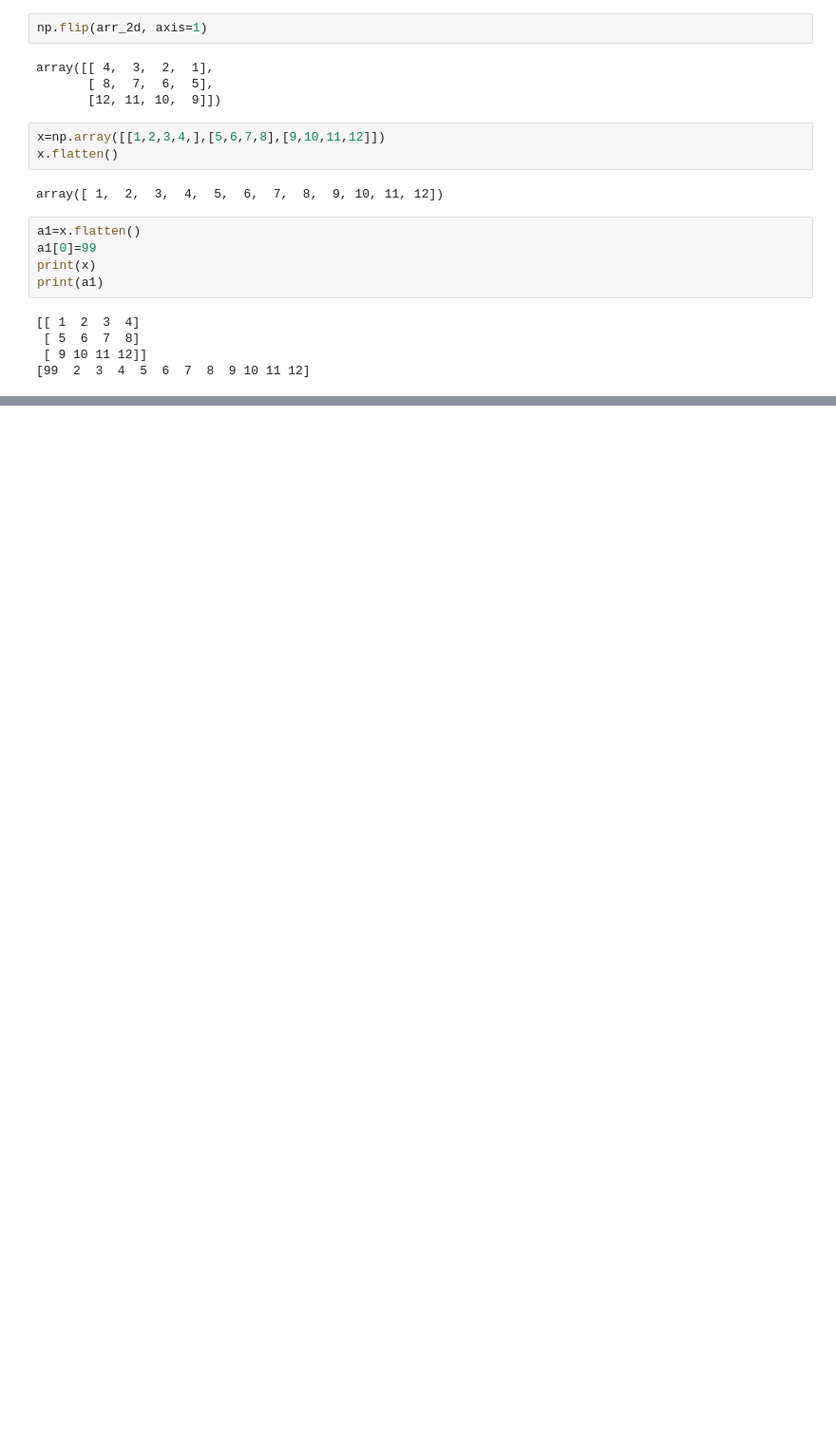
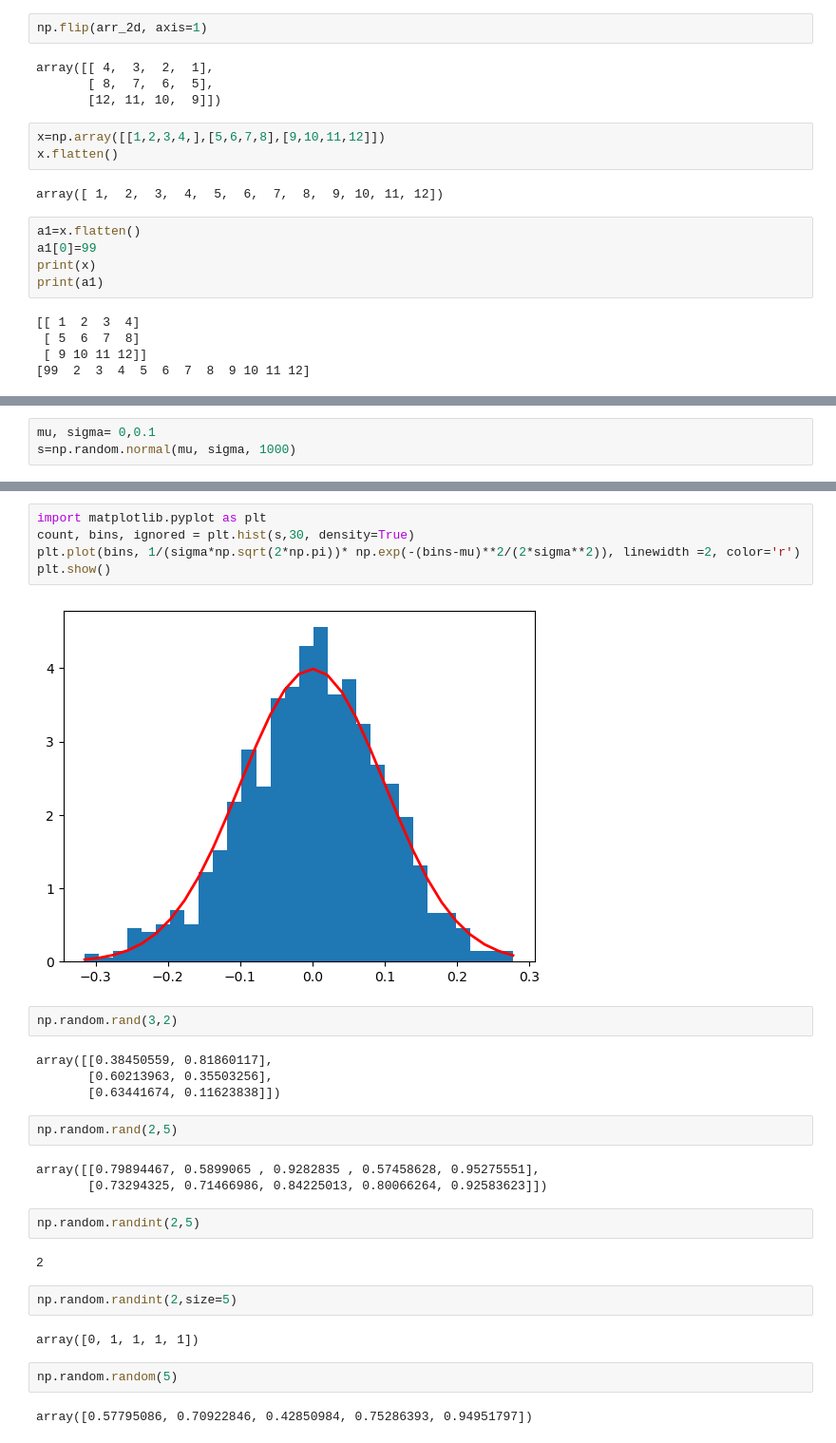
Before and after one commit to ubsingh9/Data-Structure-Numpy-Pandas, a Jupyter notebook: Numpy_Tutorial.ipynb, the cells around one changed output, grey strips where cells are left out. Shown at 95% size. Drawn from its saved outputs; the diff is of its cells as text; blank space fills up the shorter version.

```diff
--- a/Numpy_Tutorial.ipynb
+++ b/Numpy_Tutorial.ipynb
@@ -343,0 +450,3 @@ print(a1)
+# %%
+mu, sigma= 0,0.1
+s=np.random.normal(mu, sigma, 1000)
@@ -343,0 +473,30 @@ print(a1)
+# %%
+import matplotlib.pyplot as plt
+count, bins, ignored = plt.hist(s,30, density=True)
+plt.plot(bins, 1/(sigma*np.sqrt(2*np.pi))* np.exp(-(bins-mu)**2/(2*sigma**2)), linewidth =2, color='r')
+plt.show()
+# %% [output]
+[figure, added]
+# %%
+np.random.rand(3,2)
+# %% [output]
+array([[0.38450559, 0.81860117],
+       [0.60213963, 0.35503256],
+       [0.63441674, 0.11623838]])
+# %%
+np.random.rand(2,5)
+# %% [output]
+array([[0.79894467, 0.5899065 , 0.9282835 , 0.57458628, 0.95275551],
+       [0.73294325, 0.71466986, 0.84225013, 0.80066264, 0.92583623]])
+# %%
+np.random.randint(2,5)
+# %% [output]
+2
+# %%
+np.random.randint(2,size=5)
+# %% [output]
+array([0, 1, 1, 1, 1])
+# %%
+np.random.random(5)
+# %% [output]
+array([0.57795086, 0.70922846, 0.42850984, 0.75286393, 0.94951797])
```
Also changed, not shown: parts of 20 cells of this notebook.
